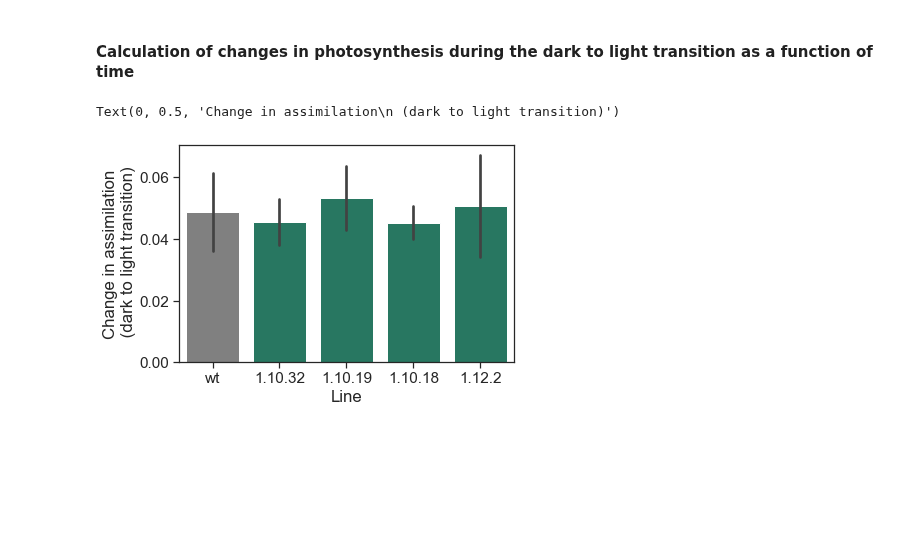
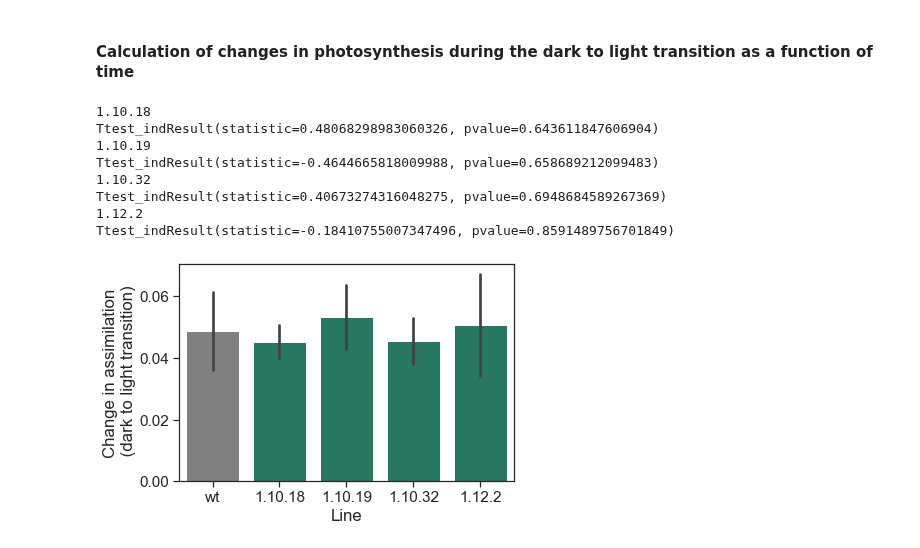
Before and after one commit to RonaCostello/Thesis, a Jupyter notebook: plots/chapter3_lr_curves.ipynb, the cells around one changed output. Drawn from its saved outputs; the diff is of its cells as text; code cells hidden in the pictures; blank space fills up the shorter version.

```diff
--- a/plots/chapter3_lr_curves.ipynb
+++ b/plots/chapter3_lr_curves.ipynb
@@ -253,38 +254,3 @@ plot_curve(grouped_NPQ_df[(grouped_NPQ_df['Q_rounded'] == 1500) | (grouped_NPQ_d
 [figure]
 # %% [markdown]
 #### Calculation of changes in photosynthesis during the dark to light transition as a function of time
-# %%
-plants = transition_df['plant'].unique()
-plants = list(plants)
-
-plants.remove('1.12.2_1')
-
-lines = []
-types = []
-T_1500 = []
-T_0 = []
-A_1500 = []
-A_0 = []
-
-for plant in plants:
-
-    df_subset = transition_df[(transition_df['plant'] == plant) & (transition_df['plot'] == plant[:-2])]
-
-    lines.append(plant[:-2])
-    types.append(df_subset['type'].unique()[0])
-    A_1500.append(df_subset[df_subset['Q_rounded'] == 1500]['A'].iloc[0])
-    A_0.append(df_subset[df_subset['Q_rounded'] == 0]['A'].iloc[0])
-    T_1500.append(df_subset[df_subset['Q_rounded'] == 1500]['TIME'].iloc[0])
-    T_0.append(df_subset[df_subset['Q_rounded'] == 0]['TIME'].iloc[0])
-#     A_recovery.append((A_1500 - A_0)/(T_1500 - T_0))
-
-A_recovery_df = pd.DataFrame(list(zip(plants, lines, types, A_1500, A_0, T_1500, T_0)), columns =['Plant', 'Line', 'Type', 'A_1500', 'A_0', 'T_1500', 'T_0'])
-A_recovery_df['A_recovery'] = (A_recovery_df['A_1500'] - A_recovery_df['A_0'])/(A_recovery_df['T_1500'] - A_recovery_df['T_0'])
-# %%
-colours = ['gray', '#009E73']
-ax = sns.barplot(x="Line", y="A_recovery", hue="Type", data=A_recovery_df, dodge=False, ci='sd', palette=colours, saturation=0.5)
-ax.legend_.remove()
-ax.set_ylabel('Change in assimilation\n (dark to light transition)')
-# %% [output]
-Text(0, 0.5, 'Change in assimilation\n (dark to light transition)')
-[figure, removed]
@@ -290,0 +305,12 @@ Text(0, 0.5, 'Change in assimilation\n (dark to light transition)')
+# %%
+plot_dark_to_light_change('A', 'assimilation', 0)
+# %% [output]
+1.10.18
+Ttest_indResult(statistic=0.48068298983060326, pvalue=0.643611847606904)
+1.10.19
+Ttest_indResult(statistic=-0.4644665818009988, pvalue=0.658689212099483)
+1.10.32
+Ttest_indResult(statistic=0.40673274316048275, pvalue=0.6948684589267369)
+1.12.2
+Ttest_indResult(statistic=-0.18410755007347496, pvalue=0.8591489756701849)
+[figure, added]
```
Also changed, not shown: parts of 5 cells of this notebook.
